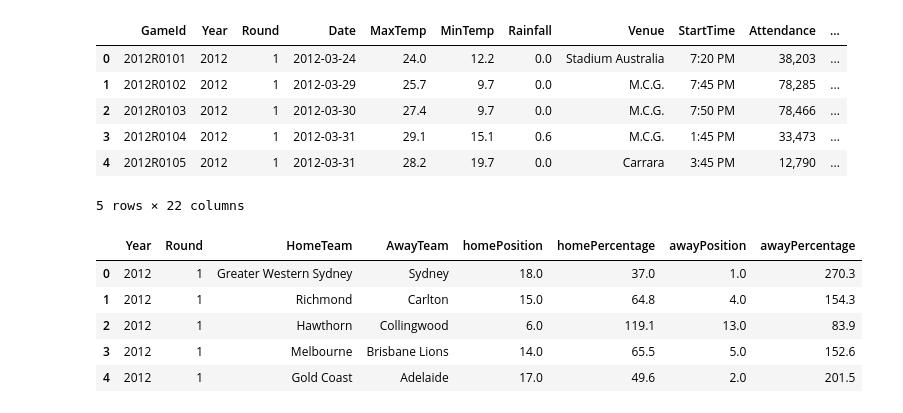
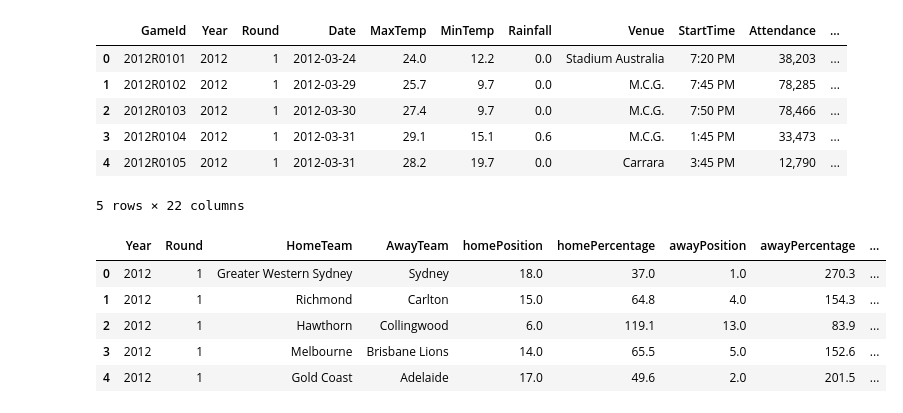
Before and after one commit to Raad42/AflAnalysis-, a Jupyter notebook: notebooks/scrapeFinal.ipynb, the cells around one changed output. Cells and saved outputs as stored; diff of their text form; code cells hidden in the pictures.

```diff
--- a/notebooks/scrapeFinal.ipynb
+++ b/notebooks/scrapeFinal.ipynb
@@ -152,11 +152,11 @@ mainDF = mainDF.merge(
 ).rename(columns={'Position': 'awayPosition', 'Percentage': 'awayPercentage'}) \
  .drop(columns=['Team'])
 # %%
-mainDF[['Year', 'Round', 'HomeTeam', 'AwayTeam', 'homePosition', 'homePercentage', 'awayPosition', 'awayPercentage']].head()
+mainDF[['Year', 'Round', 'HomeTeam', 'AwayTeam', 'homePosition', 'homePercentage', 'awayPosition', 'awayPercentage', 'Attendance']].head()
 # %% [output]
-|  | Year | Round | HomeTeam | AwayTeam | homePosition | homePercentage | awayPosition | awayPercentage |
-| 0 | 2012 | 1 | Greater Western Sydney | Sydney | 18.0 | 37.0 | 1.0 | 270.3 |
-| 1 | 2012 | 1 | Richmond | Carlton | 15.0 | 64.8 | 4.0 | 154.3 |
-| 2 | 2012 | 1 | Hawthorn | Collingwood | 6.0 | 119.1 | 13.0 | 83.9 |
-| 3 | 2012 | 1 | Melbourne | Brisbane Lions | 14.0 | 65.5 | 5.0 | 152.6 |
-| 4 | 2012 | 1 | Gold Coast | Adelaide | 17.0 | 49.6 | 2.0 | 201.5 |
+|  | Year | Round | HomeTeam | AwayTeam | homePosition | homePercentage | awayPosition | awayPercentage | ... |
+| 0 | 2012 | 1 | Greater Western Sydney | Sydney | 18.0 | 37.0 | 1.0 | 270.3 | ... |
+| 1 | 2012 | 1 | Richmond | Carlton | 15.0 | 64.8 | 4.0 | 154.3 | ... |
+| 2 | 2012 | 1 | Hawthorn | Collingwood | 6.0 | 119.1 | 13.0 | 83.9 | ... |
+| 3 | 2012 | 1 | Melbourne | Brisbane Lions | 14.0 | 65.5 | 5.0 | 152.6 | ... |
+| 4 | 2012 | 1 | Gold Coast | Adelaide | 17.0 | 49.6 | 2.0 | 201.5 | ... |
```
Also changed, not shown: parts of 1 cell of this notebook, 3 other files.
